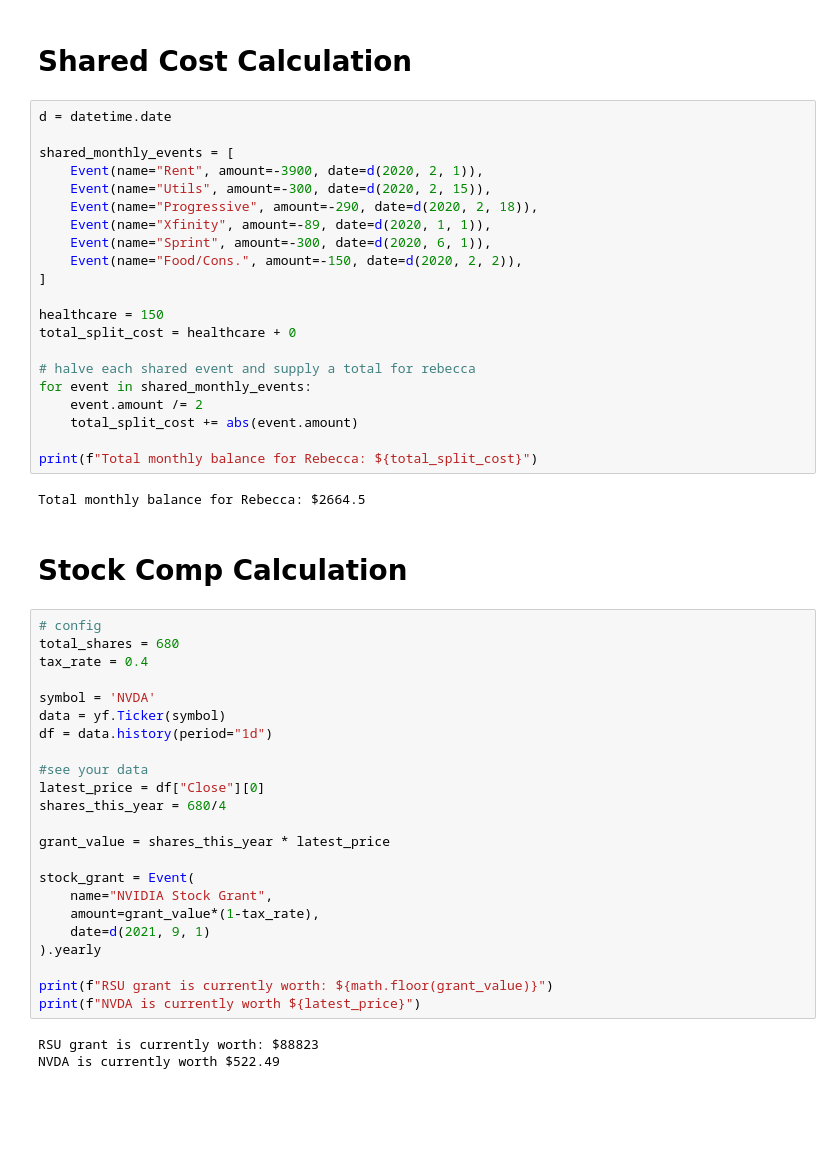
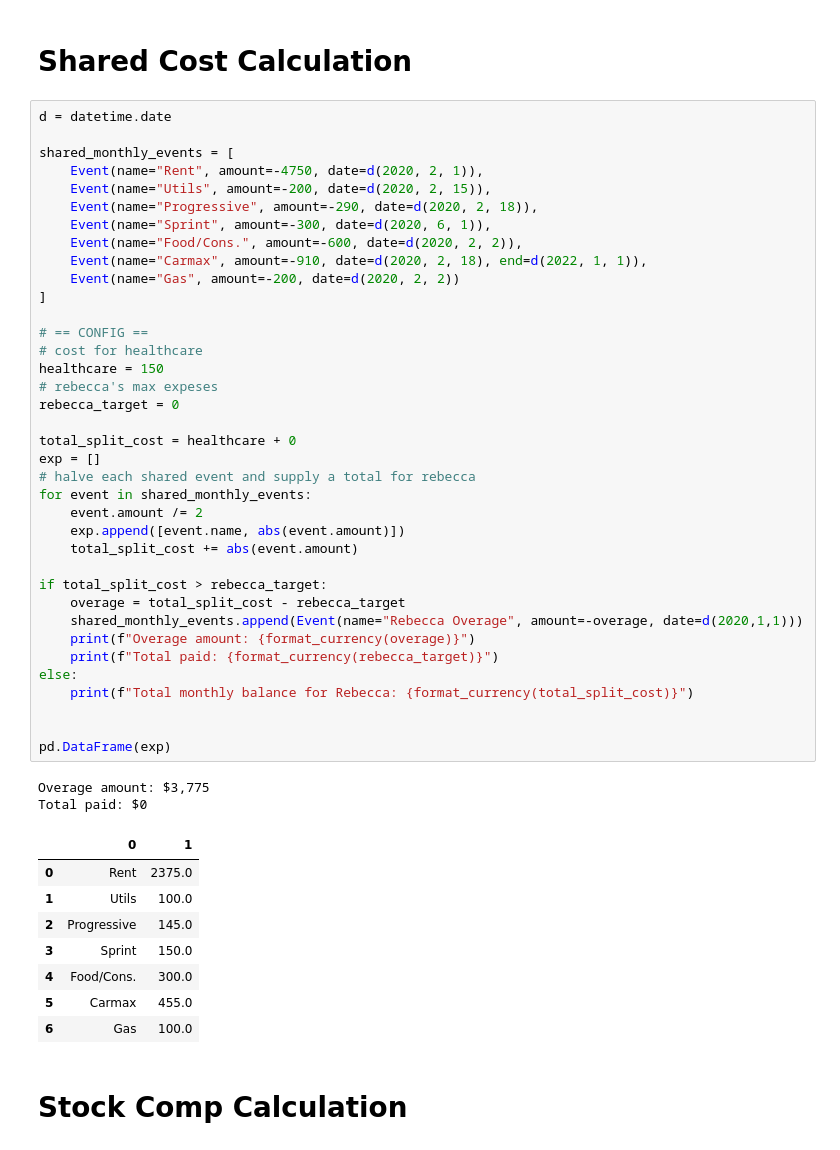
Before and after one commit to jsnns/castlib, a Jupyter notebook: NVIDIA.ipynb, the cells around one changed output. Drawn from its saved outputs; the diff is of its cells as text; blank space fills up the shorter version.

```diff
--- a/NVIDIA.ipynb
+++ b/NVIDIA.ipynb
@@ -19,51 +21,50 @@ import yfinance as yf
 # %%
 d = datetime.date
 
 shared_monthly_events = [
-    Event(name="Rent", amount=-3900, date=d(2020, 2, 1)),
-    Event(name="Utils", amount=-300, date=d(2020, 2, 15)),
+    Event(name="Rent", amount=-4750, date=d(2020, 2, 1)),
+    Event(name="Utils", amount=-200, date=d(2020, 2, 15)),
     Event(name="Progressive", amount=-290, date=d(2020, 2, 18)),
-    Event(name="Xfinity", amount=-89, date=d(2020, 1, 1)),
     Event(name="Sprint", amount=-300, date=d(2020, 6, 1)),
-    Event(name="Food/Cons.", amount=-150, date=d(2020, 2, 2)),
+    Event(name="Food/Cons.", amount=-600, date=d(2020, 2, 2)),
+    Event(name="Carmax", amount=-910, date=d(2020, 2, 18), end=d(2022, 1, 1)),
+    Event(name="Gas", amount=-200, date=d(2020, 2, 2))
 ]
 
+# == CONFIG ==
+# cost for healthcare
 healthcare = 150
+# rebecca's max expeses
+rebecca_target = 0
+
 total_split_cost = healthcare + 0
-
+exp = []
 # halve each shared event and supply a total for rebecca
 for event in shared_monthly_events:
     event.amount /= 2
+    exp.append([event.name, abs(event.amount)])
     total_split_cost += abs(event.amount)
 
-print(f"Total monthly balance for Rebecca: ${total_split_cost}")
+if total_split_cost > rebecca_target:
+    overage = total_split_cost - rebecca_target
+    shared_monthly_events.append(Event(name="Rebecca Overage", amount=-overage, date=d(2020,1,1)))
+    print(f"Overage amount: {format_currency(overage)}")
+    print(f"Total paid: {format_currency(rebecca_target)}")
+else:
+    print(f"Total monthly balance for Rebecca: {format_currency(total_split_cost)}")
+
+
+pd.DataFrame(exp)
 # %% [output]
-Total monthly balance for Rebecca: $2664.5
+Overage amount: $3,775
+Total paid: $0
+|  | 0 | 1 |
+| 0 | Rent | 2375.0 |
+| 1 | Utils | 100.0 |
+| 2 | Progressive | 145.0 |
+| 3 | Sprint | 150.0 |
+| 4 | Food/Cons. | 300.0 |
+| 5 | Carmax | 455.0 |
+| 6 | Gas | 100.0 |
 # %% [markdown]
 # Stock Comp Calculation
-# %%
-# config
-total_shares = 680
-tax_rate = 0.4
-
-symbol = 'NVDA'
-data = yf.Ticker(symbol)
-df = data.history(period="1d")
-
-#see your data
-latest_price = df["Close"][0]
-shares_this_year = 680/4
-
-grant_value = shares_this_year * latest_price
-
-stock_grant = Event(
-    name="NVIDIA Stock Grant",
-    amount=grant_value*(1-tax_rate),
-    date=d(2021, 9, 1)
-).yearly
-
-print(f"RSU grant is currently worth: ${math.floor(grant_value)}")
-print(f"NVDA is currently worth ${latest_price}")
-# %% [output]
-RSU grant is currently worth: $88823
-NVDA is currently worth $522.49
```
Also changed, not shown: parts of 6 cells of this notebook, 7 other files.
